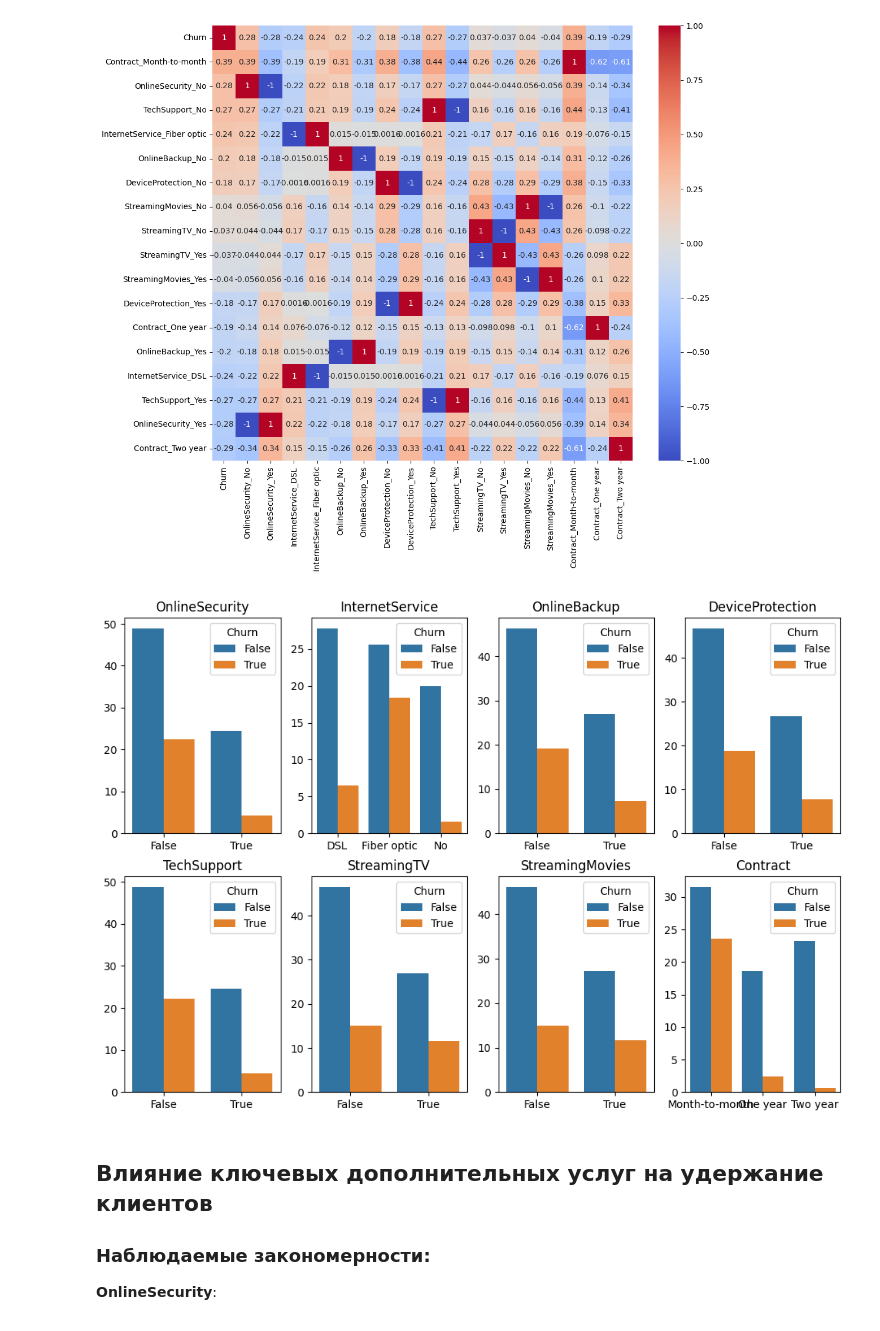
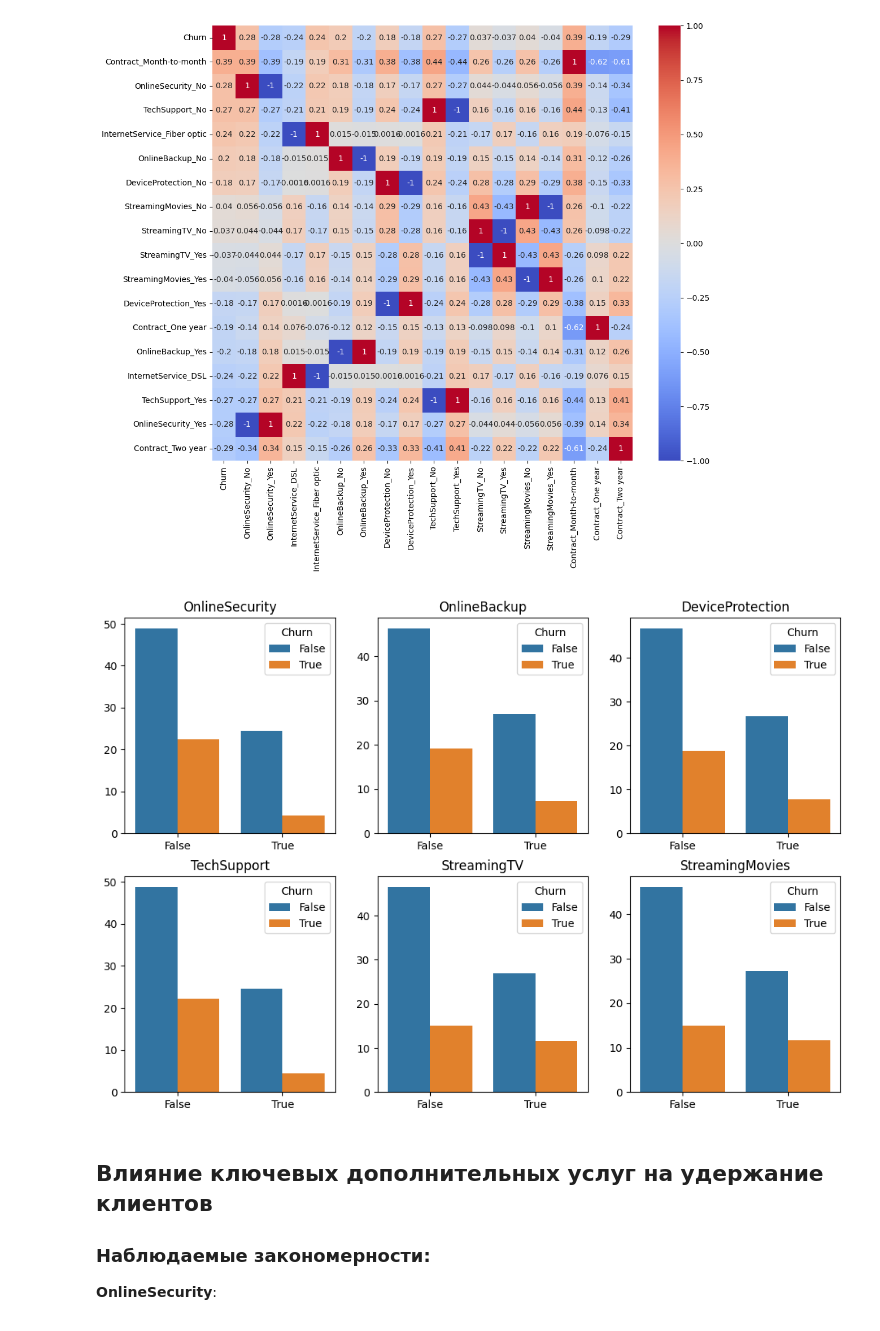
Before and after one commit to silvercloud1442/ChurnPredict, a Jupyter notebook: ChurnPredict.ipynb, the cells around one changed output. Cells and saved outputs as stored; diff of their text form; code cells hidden in the pictures.

```diff
--- a/ChurnPredict.ipynb
+++ b/ChurnPredict.ipynb
@@ -119,3 +120,12 @@ dtype: int64
 telecom_customers.dropna(inplace=True)
 # %% [markdown]
 # Разведочный анализ (EDA)
+# %%
+plt.tight_layout()
+
+churn_distribution = telecom_customers.groupby('Churn', as_index=False).agg({'tenure':'count'})
+fig, ax = plt.subplots(figsize=(6, 6))
+ax.pie(churn_distribution.tenure, labels=churn_distribution.Churn, autopct='%.0f%%')
+plt.title('Распределения Churn')
+
+plt.savefig('imgs/churn_distribution.png', bbox_inches='tight', pad_inches=0.1)
@@ -243,6 +256,8 @@ fig, axes = plt.subplots(3, 1, figsize=(10, 6))
 fig.tight_layout()
 
 services = ['DSL', 'Fiber optic', 'No']
+
+
 
 for idx, service in enumerate(services):
     axes[idx].set_xlim(0, 120)
@@ -253,7 +268,10 @@ for idx, service in enumerate(services):
                  palette='husl',
                  hue_order=[True, False],
                  bins=12,
-                 ax=axes[idx]
+                 ax=axes[idx],
+                 kde=True
     )
+    axes[idx].set_ylabel('')
     axes[idx].set_xlabel(f'{service}')
+plt.savefig('imgs/mounthly_charges.png')
 # %% [output]
@@ -404,24 +429,25 @@ sns.heatmap(correlation_matrix, annot=True, cmap='coolwarm')
 <Axes: >
 [figure]
 # %%
-services = ['OnlineSecurity', 'InternetService', 'OnlineBackup', 'DeviceProtection',
-            'TechSupport', 'StreamingTV', 'StreamingMovies', 'Contract']
+services = ['OnlineSecurity', 'OnlineBackup', 'DeviceProtection',
+            'TechSupport', 'StreamingTV', 'StreamingMovies']
 
-fig, axes = plt.subplots(2,4, figsize=(12,8))
+fig, axes = plt.subplots(2,3, figsize=(12,8))
 
 axes = axes.ravel()
 for idx, ax in enumerate(axes):
     sns.countplot(telecom_customers,
                   x=services[idx],
                   hue='Churn',
                   ax=ax,
                   stat='percent'
 )
     ax.set_title(services[idx])
     ax.set_ylabel('')
     ax.set_xlabel('')
+plt.savefig('imgs/services.png', bbox_inches='tight', pad_inches=0.1)
 # %% [output]
-[figure, old version]
+[figure, new version]
 # %% [markdown]
 ## Влияние ключевых дополнительных услуг на удержание клиентов
 
```
Also changed, not shown: parts of 23 cells of this notebook, 11 other files.
